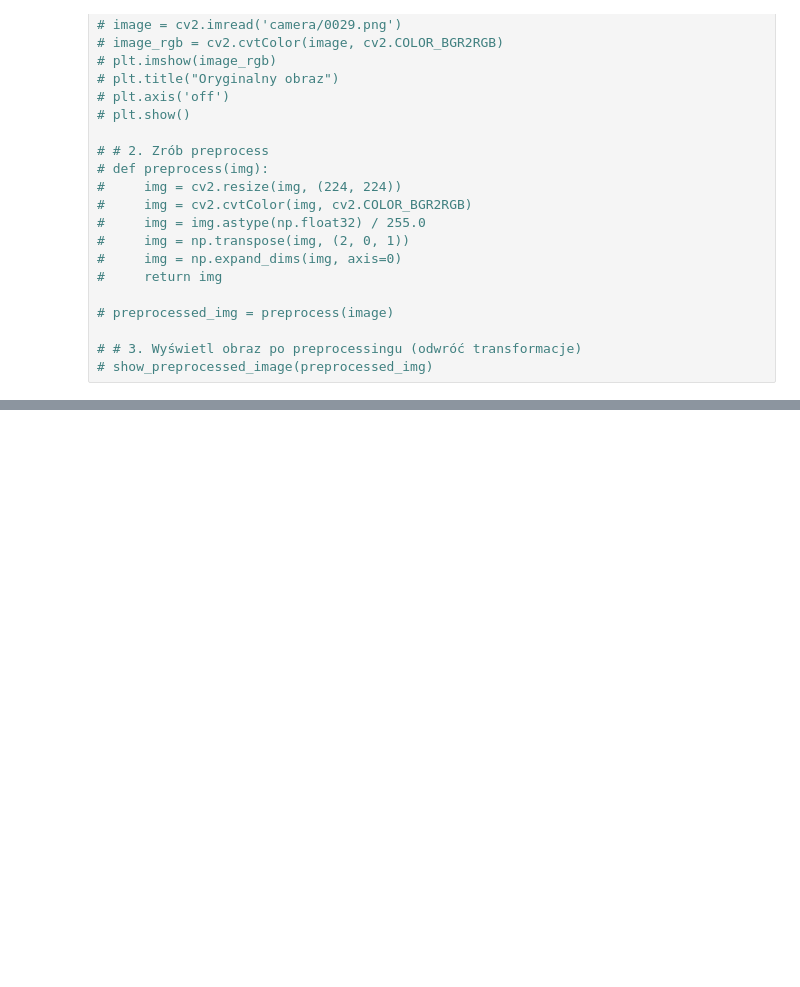
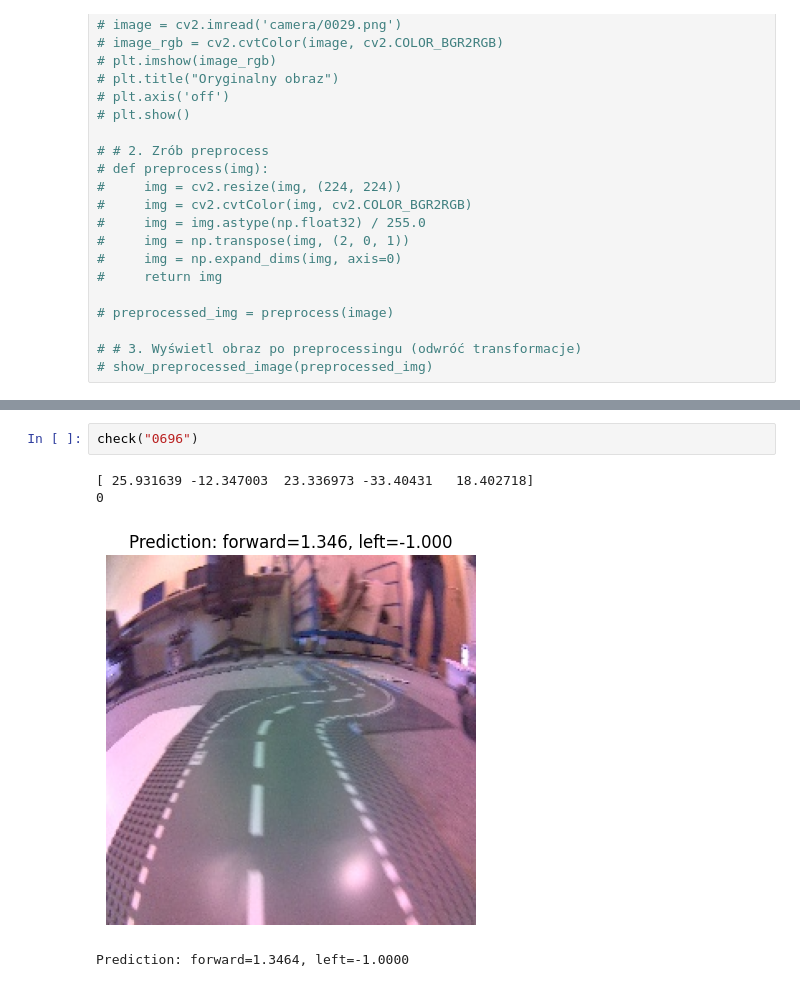
Before and after one commit to Bialkasss/JetBot_self-driving, a Jupyter notebook: prediction.ipynb, the cells around one changed output, grey strips where cells are left out. Drawn from its saved outputs; the diff is of its cells as text; blank space fills up the shorter version.

```diff
--- a/prediction.ipynb
+++ b/prediction.ipynb
@@ -201,0 +202,7 @@ Prediction: forward=0.7250, left=0.0000
+# %%
+check("0696")
+# %% [output]
+[ 25.931639 -12.347003  23.336973 -33.40431   18.402718]
+0
+[figure, added]
+Prediction: forward=1.3464, left=-1.0000
```
Also changed, not shown: parts of 11 cells of this notebook, 12 other files.
